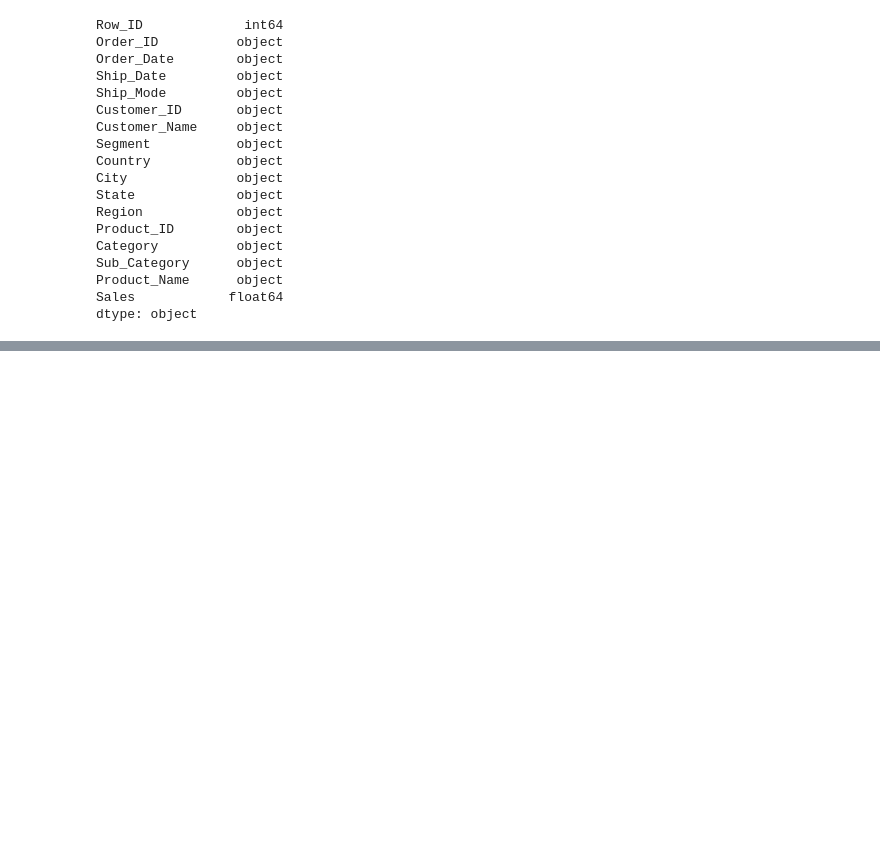
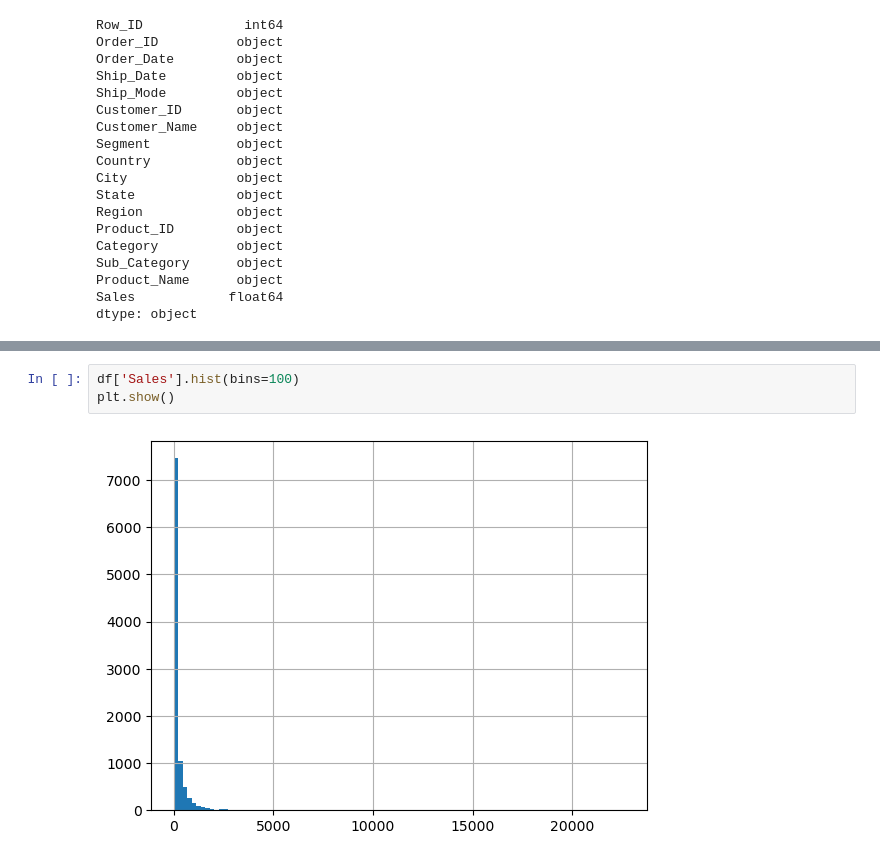
Before and after one commit to Ayush080-bct/Superstore-data-pipeline, a Jupyter notebook: notebook/EDA.ipynb, the cells around one changed output, grey strips where cells are left out. Cells and saved outputs as stored; diff of their text form; blank space fills up the shorter version.

```diff
--- a/notebook/EDA.ipynb
+++ b/notebook/EDA.ipynb
@@ -176,0 +232,5 @@ dtype: object
+# %%
+df['Sales'].hist(bins=100)
+plt.show()
+# %% [output]
+[figure, added]
```
Also changed, not shown: parts of 9 cells of this notebook, 2 other files.
